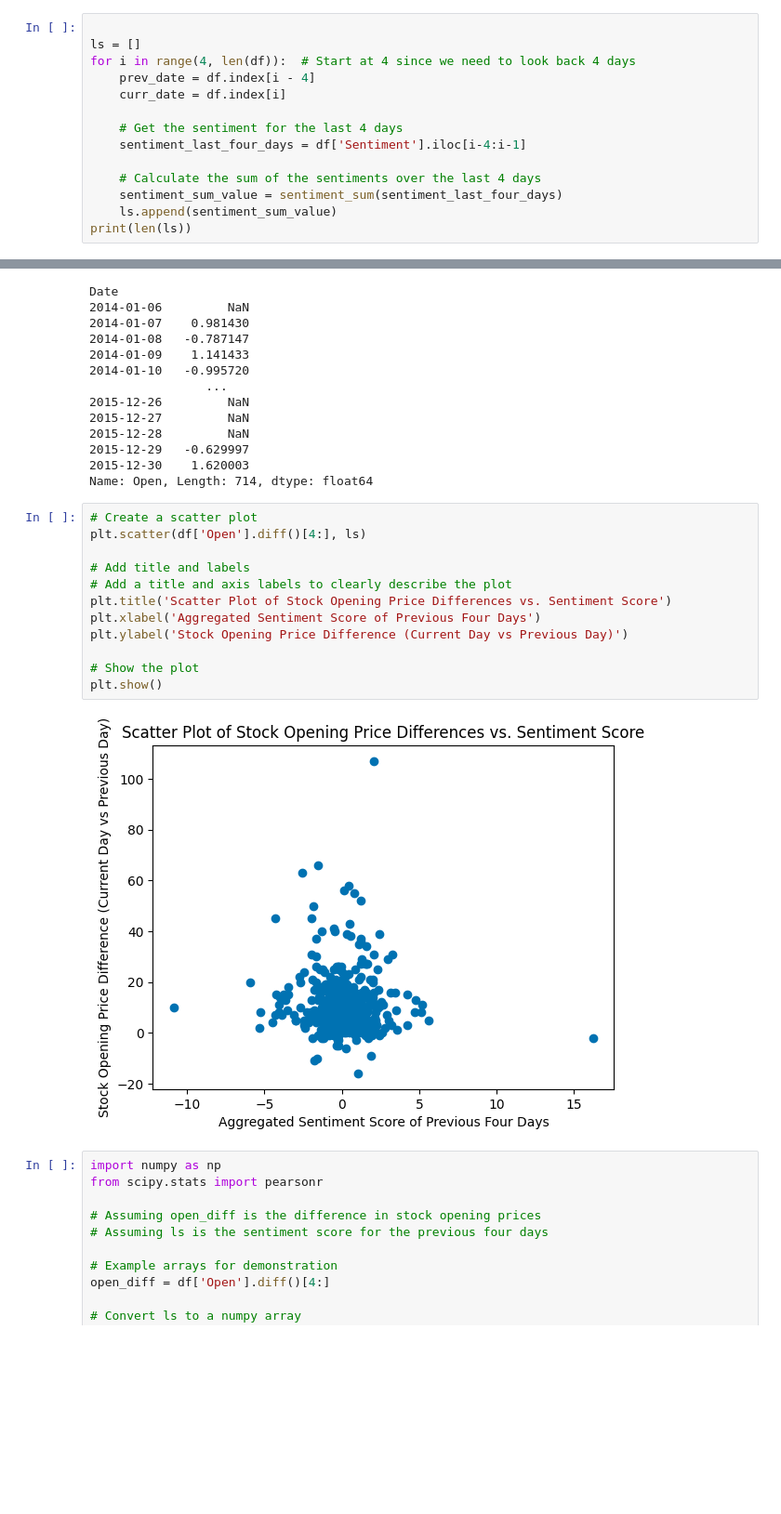
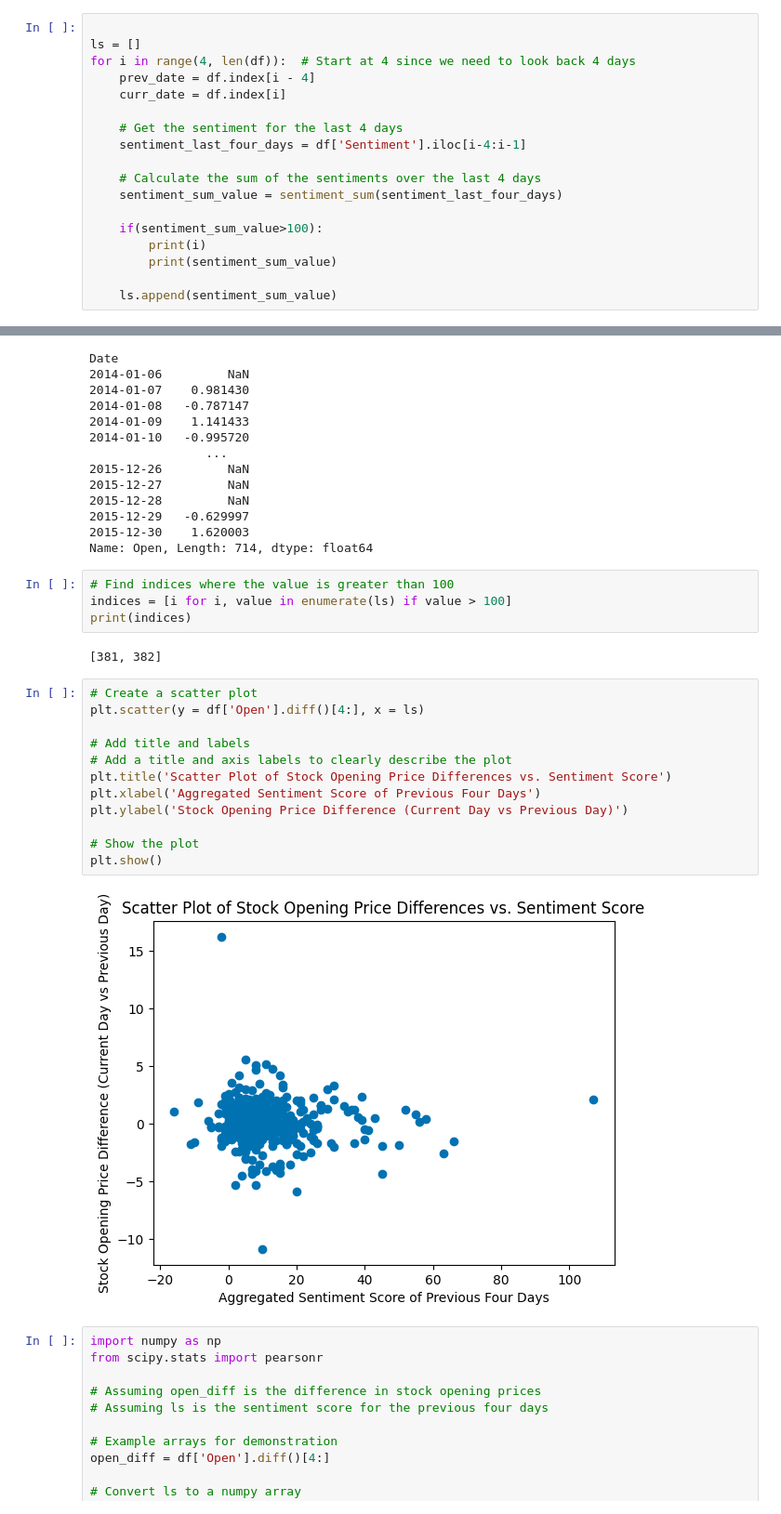
Before and after one commit to JinghanFu/SUDATA_datathon_2024, a Jupyter notebook: sentiment-analysis.ipynb, the cells around one changed output, grey strips where cells are left out. Shown at 93% size. Cells and saved outputs as stored; diff of their text form; blank space fills up the shorter version.

```diff
--- a/sentiment-analysis.ipynb
+++ b/sentiment-analysis.ipynb
@@ -399,6 +399,10 @@ for i in range(4, len(df)):  # Start at 4 since we need to look back 4 days
 
     # Calculate the sum of the sentiments over the last 4 days
     sentiment_sum_value = sentiment_sum(sentiment_last_four_days)
+
+    if(sentiment_sum_value>100):
+        print(i)
+        print(sentiment_sum_value)
+
     ls.append(sentiment_sum_value)
-print(len(ls))
 # %% [output]
@@ -419,20 +446,26 @@ Date
 2015-12-29   -0.629997
 2015-12-30    1.620003
 Name: Open, Length: 714, dtype: float64
+# %%
+# Find indices where the value is greater than 100
+indices = [i for i, value in enumerate(ls) if value > 100]
+print(indices)
+# %% [output]
+[381, 382]
 # %%
 # Create a scatter plot
-plt.scatter(df['Open'].diff()[4:], ls)
+plt.scatter(y = df['Open'].diff()[4:], x = ls)
 
 # Add title and labels
 # Add a title and axis labels to clearly describe the plot
 plt.title('Scatter Plot of Stock Opening Price Differences vs. Sentiment Score')
 plt.xlabel('Aggregated Sentiment Score of Previous Four Days')
 plt.ylabel('Stock Opening Price Difference (Current Day vs Previous Day)')
 
 # Show the plot
 plt.show()
 # %% [output]
-[figure, old version]
+[figure, new version]
 # %%
 import numpy as np
 from scipy.stats import pearsonr
```
Also changed, not shown: parts of 2 cells of this notebook.
